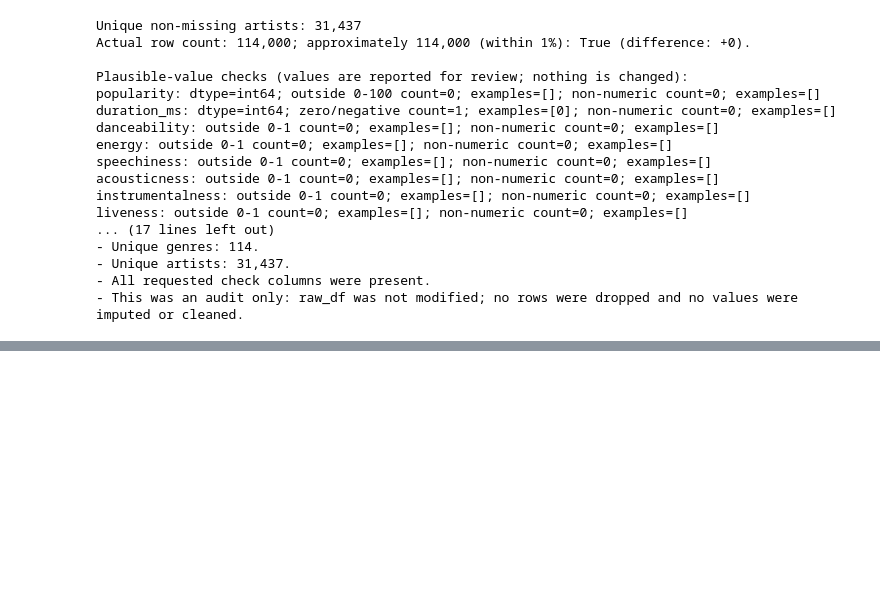
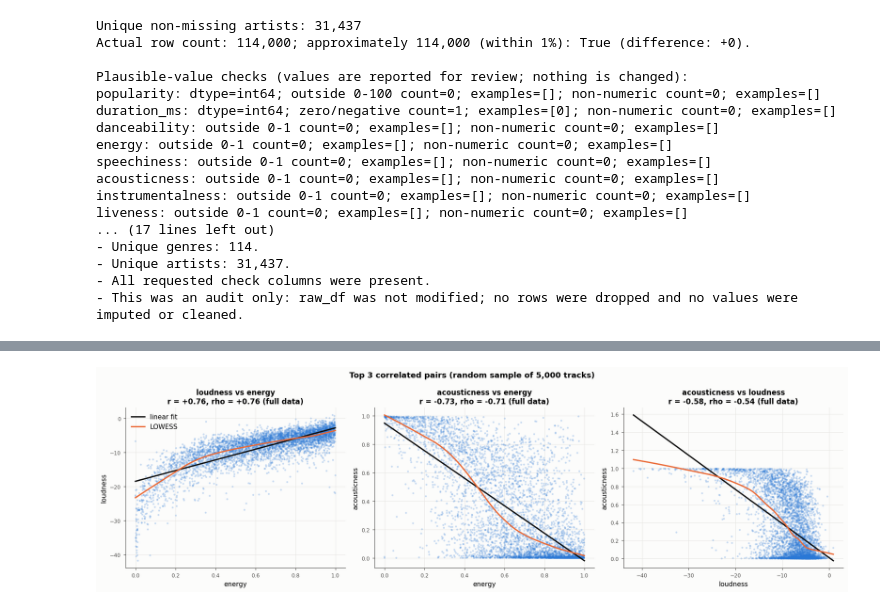
Before and after one commit to caixiaoqijessica/bt4211-final-project-spotify-dataset, a Jupyter notebook: bt4211-project.ipynb, the cells around one changed output, grey strips where cells are left out. Cells and saved outputs as stored; diff of their text form; code cells hidden in the pictures; blank space fills up the shorter version.

```diff
--- a/bt4211-project.ipynb
+++ b/bt4211-project.ipynb
@@ -414,0 +666,10 @@ liveness: outside 0-1 count=0; examples=[]; non-numeric count=0; examples=[]
+# %%
+def lower_pairs(m, name):
+    return (m.where(~mask).stack().rename(name).rename_axis(["feature_1", "feature_2"]))
+
+pair_tbl = pd.concat([lower_pairs(pearson, "pearson"), lower_pairs(spearman, "spearman")], axis=1).reset_index()
+pair_tbl["max_abs"] = pair_tbl[["pearson", "spearman"]].abs().max(axis=1)
+pair_tbl["gap_s_minus_p"] = pair_tbl["spearman"] - pair_tbl["pearson"]
+strong = pair_tbl[pair_tbl["max_abs"] > 0.5].sort_values("max_abs", ascending=False).reset_index(drop=True)
+print("Feature pairs with |Pearson| or |Spearman| > 0.5, sorted by the larger absolute value:")
+display(strong.round(3))
@@ -414,0 +682,23 @@ liveness: outside 0-1 count=0; examples=[]; non-numeric count=0; examples=[]
+# %%
+# Scatter plots for the 3 strongest pairs, on a 5,000-row random sample
+sample = tracks[CORR].dropna().sample(5_000, random_state=42)
+from statsmodels.nonparametric.smoothers_lowess import lowess
+
+fig, axes = plt.subplots(1, 3, figsize=(16, 4.8))
+for ax, (_, row) in zip(axes, strong.head(3).iterrows()):
+    x, y = sample[row.feature_2], sample[row.feature_1]
+    ax.scatter(x, y, s=8, alpha=0.25, color=BLUE, edgecolor="none")
+    slope, intercept = np.polyfit(x, y, 1)
+    xs = np.linspace(x.min(), x.max(), 100)
+    ax.plot(xs, intercept + slope * xs, color=INK, lw=2, label="linear fit")
+    lw = lowess(y, x, frac=0.3)
+    ax.plot(lw[:, 0], lw[:, 1], color=ORANGE, lw=2, label="LOWESS")
+    ax.set_xlabel(row.feature_2); ax.set_ylabel(row.feature_1)
+    ax.set_title(f"{row.feature_1} vs {row.feature_2}\nr = {row.pearson:+.2f}, rho = {row.spearman:+.2f} (full data)")
+axes[0].legend(loc="best")
+fig.suptitle("Top 3 correlated pairs (random sample of 5,000 tracks)", fontweight="bold")
+fig.tight_layout()
+save_fig("04_top3_correlated_pairs_scatter")
+plt.show()
+# %% [output]
+[figure, added]
```
Also changed, not shown: parts of 47 cells of this notebook, 16 other files.
